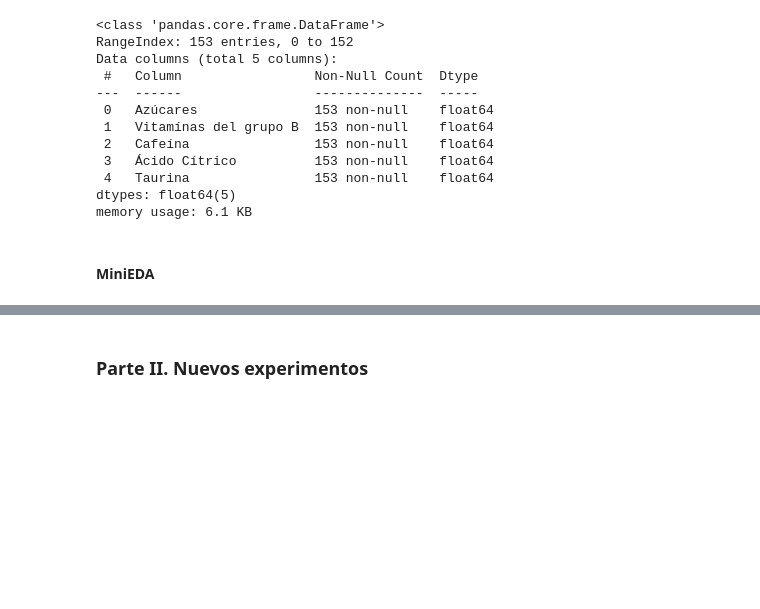
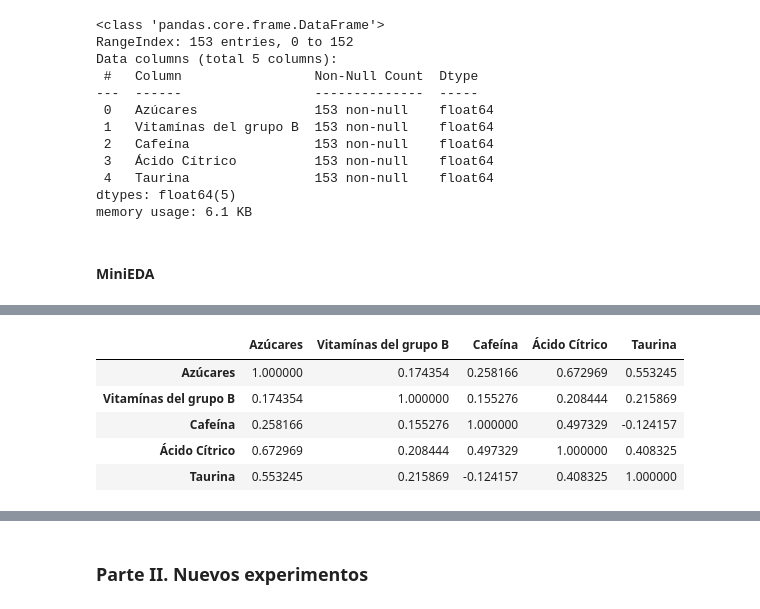
Before and after one commit to vrieraj/ONLINE_DS_THEBRIDGE_Ejercicios, a Jupyter notebook: 04_Machine_Learning/Sprint_13/Unidad_02/Practica_Obligatoria/18_Practica_Obligatoria_Clustering_II.ipynb, the cells around one changed output, grey strips where cells are left out. Drawn from its saved outputs; the diff is of its cells as text; code cells hidden in the pictures; blank space fills up the shorter version.

```diff
--- a/04_Machine_Learning/Sprint_13/Unidad_02/Practica_Obligatoria/18_Practica_Obligatoria_Clustering_II.ipynb
+++ b/04_Machine_Learning/Sprint_13/Unidad_02/Practica_Obligatoria/18_Practica_Obligatoria_Clustering_II.ipynb
@@ -89,0 +96,12 @@ df.hist(figsize=(10,10));
+# %%
+# Las vitaminas del grupo B parece que no tienen relación con las otras variables
+# Vamos a comprobarlo numéricamente
+
+df.corr()
+# %% [output]
+|  | Azúcares | Vitamínas del grupo B | Cafeína | Ácido Cítrico | Taurina |
+| Azúcares | 1.000000 | 0.174354 | 0.258166 | 0.672969 | 0.553245 |
+| Vitamínas del grupo B | 0.174354 | 1.000000 | 0.155276 | 0.208444 | 0.215869 |
+| Cafeína | 0.258166 | 0.155276 | 1.000000 | 0.497329 | -0.124157 |
+| Ácido Cítrico | 0.672969 | 0.208444 | 0.497329 | 1.000000 | 0.408325 |
+| Taurina | 0.553245 | 0.215869 | -0.124157 | 0.408325 | 1.000000 |
```
Also changed, not shown: parts of 10 cells of this notebook.
